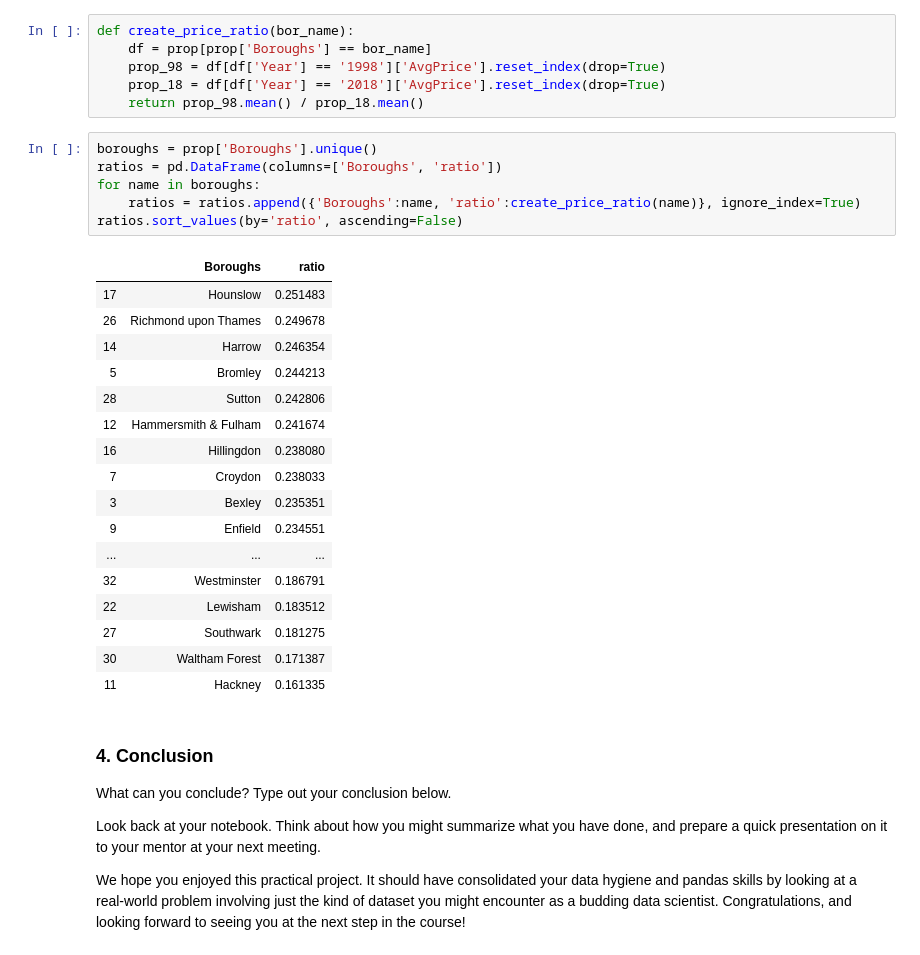
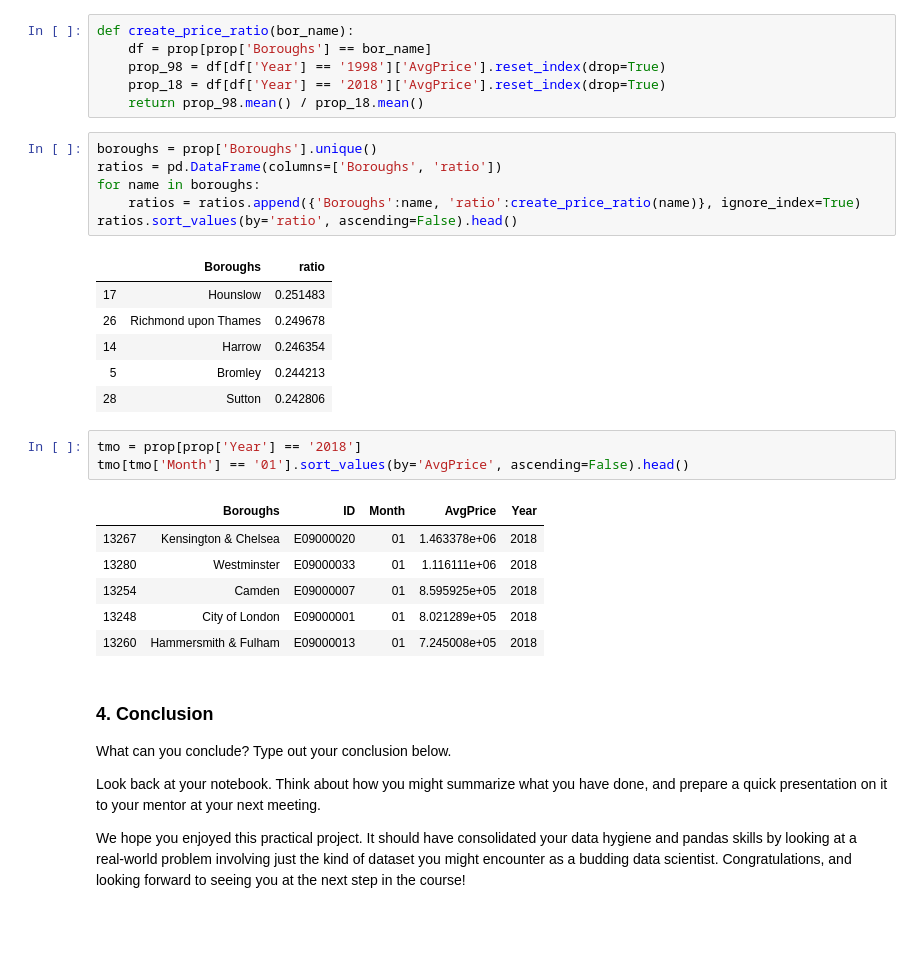
Before and after one commit to cogentdom/LondonHousing, a Jupyter notebook: Unit 4 Challenge - Tier 3.ipynb, the cells around one changed output. Drawn from its saved outputs; the diff is of its cells as text; blank space fills up the shorter version.

```diff
--- a/Unit 4 Challenge - Tier 3.ipynb
+++ b/Unit 4 Challenge - Tier 3.ipynb
@@ -358,27 +358,26 @@ def create_price_ratio(bor_name):
 # %%
 boroughs = prop['Boroughs'].unique()
 ratios = pd.DataFrame(columns=['Boroughs', 'ratio'])
 for name in boroughs:
     ratios = ratios.append({'Boroughs':name, 'ratio':create_price_ratio(name)}, ignore_index=True)
-ratios.sort_values(by='ratio', ascending=False)
+ratios.sort_values(by='ratio', ascending=False).head()
 # %% [output]
 |  | Boroughs | ratio |
 | 17 | Hounslow | 0.251483 |
 | 26 | Richmond upon Thames | 0.249678 |
 | 14 | Harrow | 0.246354 |
 | 5 | Bromley | 0.244213 |
 | 28 | Sutton | 0.242806 |
-| 12 | Hammersmith & Fulham | 0.241674 |
-| 16 | Hillingdon | 0.238080 |
-| 7 | Croydon | 0.238033 |
-| 3 | Bexley | 0.235351 |
-| 9 | Enfield | 0.234551 |
-| ... | ... | ... |
-| 32 | Westminster | 0.186791 |
-| 22 | Lewisham | 0.183512 |
-| 27 | Southwark | 0.181275 |
-| 30 | Waltham Forest | 0.171387 |
-| 11 | Hackney | 0.161335 |
+# %%
+tmo = prop[prop['Year'] == '2018']
+tmo[tmo['Month'] == '01'].sort_values(by='AvgPrice', ascending=False).head()
+# %% [output]
+|  | Boroughs | ID | Month | AvgPrice | Year |
+| 13267 | Kensington & Chelsea | E09000020 | 01 | 1.463378e+06 | 2018 |
+| 13280 | Westminster | E09000033 | 01 | 1.116111e+06 | 2018 |
+| 13254 | Camden | E09000007 | 01 | 8.595925e+05 | 2018 |
+| 13248 | City of London | E09000001 | 01 | 8.021289e+05 | 2018 |
+| 13260 | Hammersmith & Fulham | E09000013 | 01 | 7.245008e+05 | 2018 |
 # %% [markdown]
 ### 4. Conclusion
 What can you conclude? Type out your conclusion below.
```
Also changed, not shown: parts of 1 cell of this notebook.
